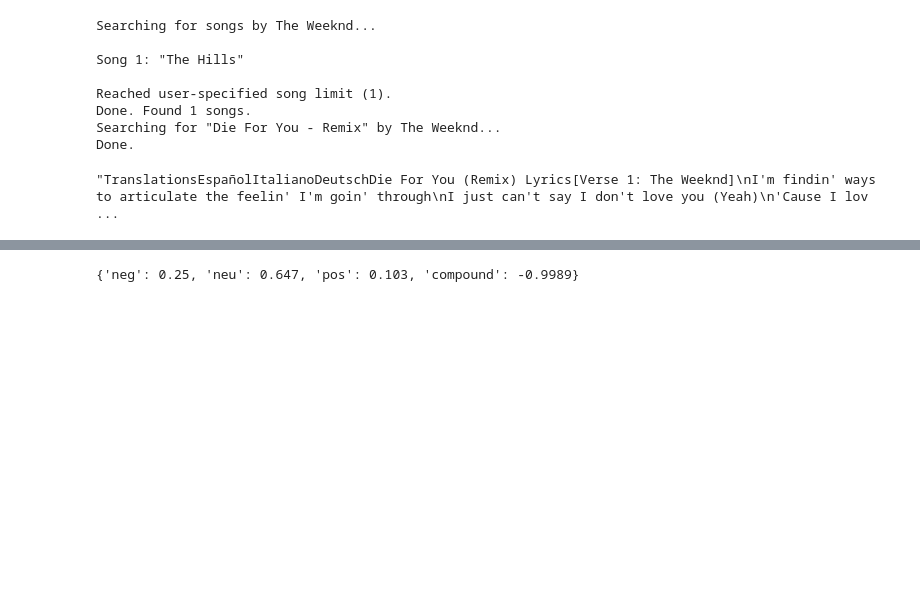
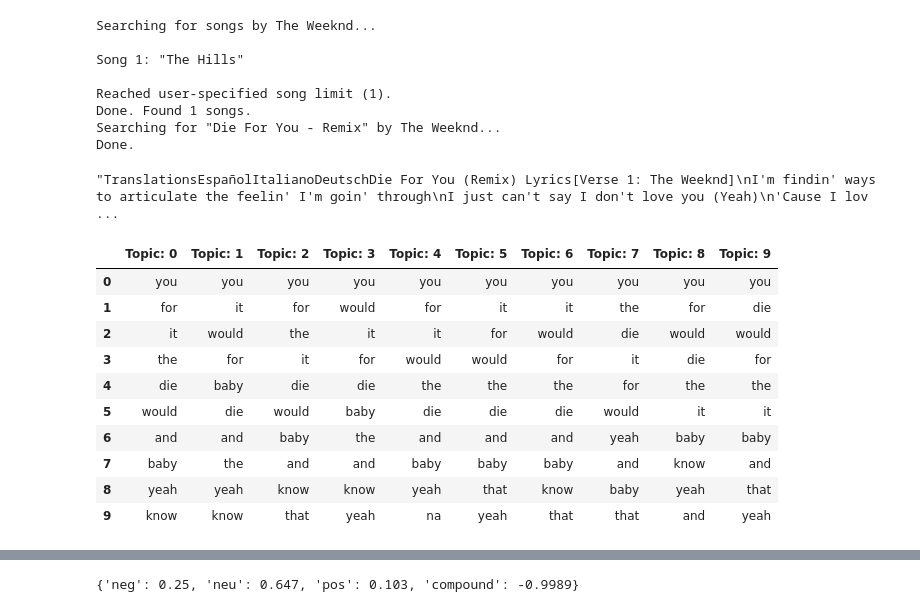
Before and after one commit to gerardrius/Project-IV, a Jupyter notebook: src/1-responses.ipynb, the cells around one changed output, grey strips where cells are left out. Saved outputs shown, nothing was run; the diff lists cells and outputs as text; code cells hidden in the pictures; blank space fills up the shorter version.

```diff
--- a/src/1-responses.ipynb
+++ b/src/1-responses.ipynb
@@ -175,0 +135,32 @@ Done.
+# %%
+text = song.lyrics
+words = simple_preprocess(text)
+# %%
+word_dict = corpora.Dictionary([words])
+# %%
+corpus = [word_dict.doc2bow(words)]
+# %%
+lda_model = LdaModel(corpus, num_topics=10, id2word=word_dict)
+# %%
+
+rand_dict = {}
+
+for idx, topic in lda_model.show_topics(num_topics=10, formatted=False):
+    rand_dict[f'Topic: {idx}'] = [word[0] for word in topic]
+
+    #print(f"Topic: {idx} \nWords: {[word[0] for word in topic]}")
+
+df = pd.DataFrame(rand_dict)
+df
+# %% [output]
+|  | Topic: 0 | Topic: 1 | Topic: 2 | Topic: 3 | Topic: 4 | Topic: 5 | Topic: 6 | Topic: 7 | Topic: 8 | Topic: 9 |
+| 0 | you | you | you | you | you | you | you | you | you | you |
+| 1 | for | it | for | would | for | it | it | the | for | die |
+| 2 | it | would | the | it | it | for | would | die | would | would |
+| 3 | the | for | it | for | would | would | for | it | die | for |
+| 4 | die | baby | die | die | the | the | the | for | the | the |
+| 5 | would | die | would | baby | die | die | die | would | it | it |
+| 6 | and | and | baby | the | and | and | and | yeah | baby | baby |
+| 7 | baby | the | and | and | baby | baby | baby | and | know | and |
+| 8 | yeah | yeah | know | know | yeah | that | know | baby | yeah | that |
+| 9 | know | know | that | yeah | na | yeah | that | that | and | yeah |
```
Also changed, not shown: parts of 26 cells of this notebook, 3 other files.
